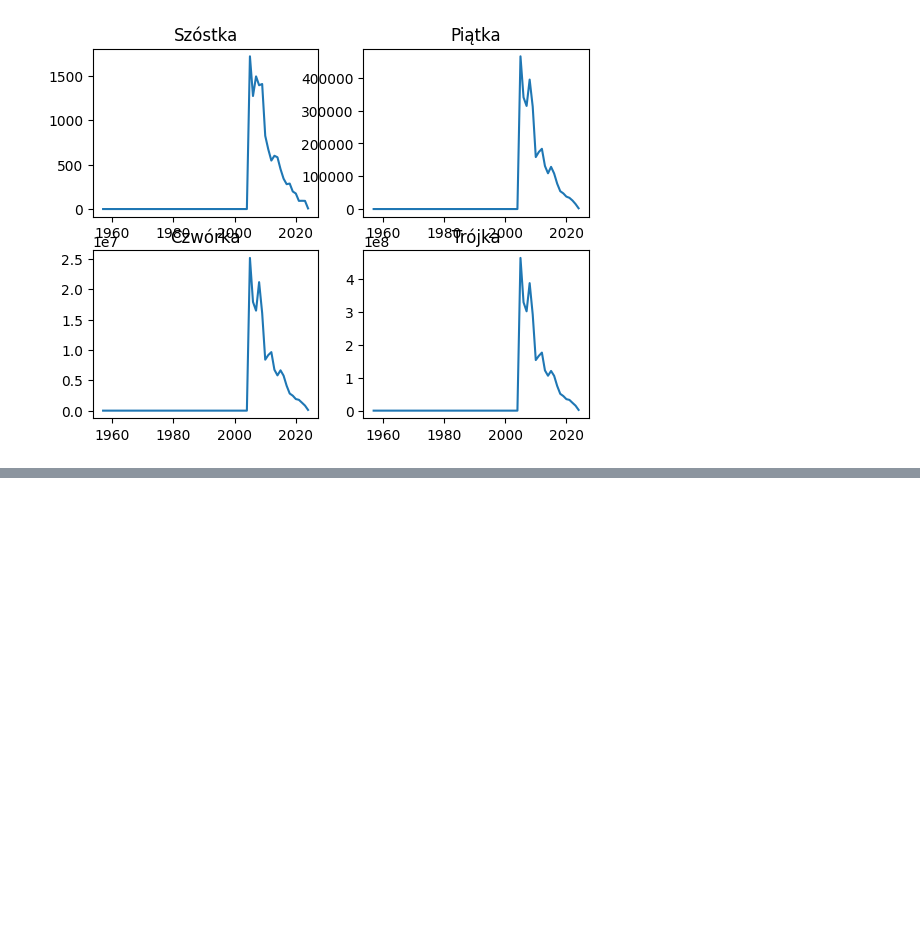
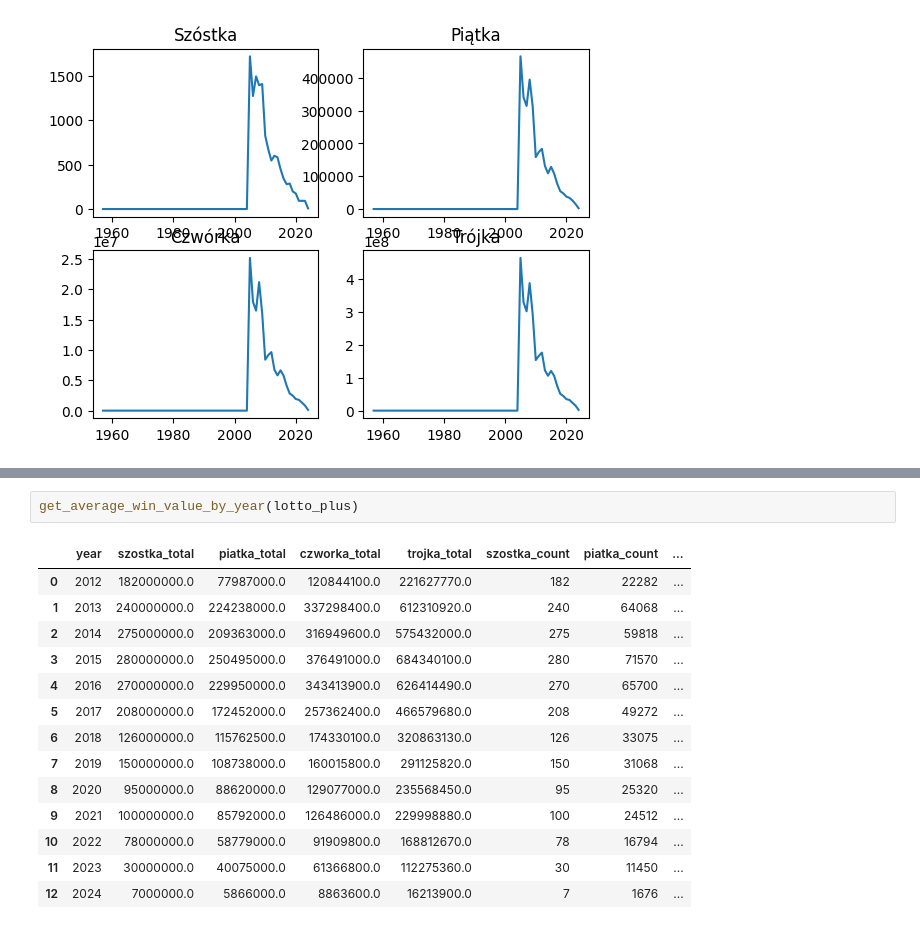
Before and after one commit to DEENUU1/lotto-analytics, a Jupyter notebook: analytics.ipynb, the cells around one changed output, grey strips where cells are left out. Cells and saved outputs as stored; diff of their text form; blank space fills up the shorter version.

```diff
--- a/analytics.ipynb
+++ b/analytics.ipynb
@@ -104,0 +152,17 @@ get_plot_win_type_by_year(mini_lotto_count_winnings_by_year)
+# %%
+get_average_win_value_by_year(lotto_plus)
+# %% [output]
+|  | year | szostka_total | piatka_total | czworka_total | trojka_total | szostka_count | piatka_count | ... |
+| 0 | 2012 | 182000000.0 | 77987000.0 | 120844100.0 | 221627770.0 | 182 | 22282 | ... |
+| 1 | 2013 | 240000000.0 | 224238000.0 | 337298400.0 | 612310920.0 | 240 | 64068 | ... |
+| 2 | 2014 | 275000000.0 | 209363000.0 | 316949600.0 | 575432000.0 | 275 | 59818 | ... |
+| 3 | 2015 | 280000000.0 | 250495000.0 | 376491000.0 | 684340100.0 | 280 | 71570 | ... |
+| 4 | 2016 | 270000000.0 | 229950000.0 | 343413900.0 | 626414490.0 | 270 | 65700 | ... |
+| 5 | 2017 | 208000000.0 | 172452000.0 | 257362400.0 | 466579680.0 | 208 | 49272 | ... |
+| 6 | 2018 | 126000000.0 | 115762500.0 | 174330100.0 | 320863130.0 | 126 | 33075 | ... |
+| 7 | 2019 | 150000000.0 | 108738000.0 | 160015800.0 | 291125820.0 | 150 | 31068 | ... |
+| 8 | 2020 | 95000000.0 | 88620000.0 | 129077000.0 | 235568450.0 | 95 | 25320 | ... |
+| 9 | 2021 | 100000000.0 | 85792000.0 | 126486000.0 | 229998880.0 | 100 | 24512 | ... |
+| 10 | 2022 | 78000000.0 | 58779000.0 | 91909800.0 | 168812670.0 | 78 | 16794 | ... |
+| 11 | 2023 | 30000000.0 | 40075000.0 | 61366800.0 | 112275360.0 | 30 | 11450 | ... |
+| 12 | 2024 | 7000000.0 | 5866000.0 | 8863600.0 | 16213900.0 | 7 | 1676 | ... |
```
Also changed, not shown: parts of 6 cells of this notebook.
